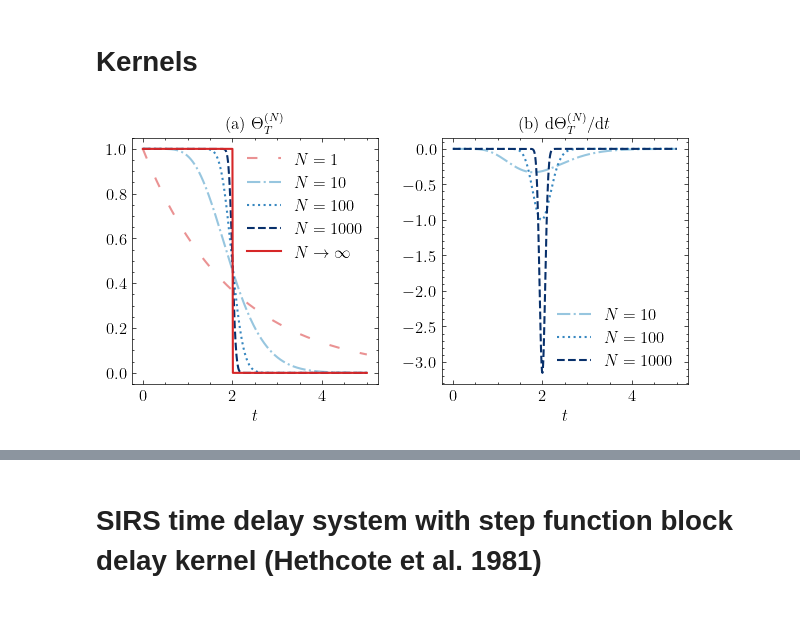
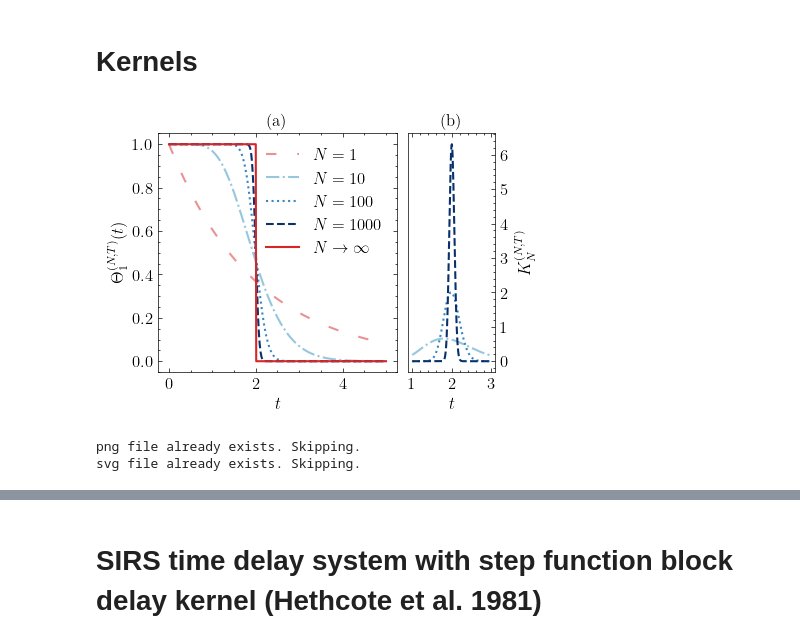
Before and after one commit to ISCOTTYI/sirs-oscillations, a Jupyter notebook: numerical_analysis.ipynb, the cells around one changed output, grey strips where cells are left out. Saved outputs shown, nothing was run; the diff lists cells and outputs as text; code cells hidden in the pictures; blank space fills up the shorter version.

```diff
--- a/numerical_analysis.ipynb
+++ b/numerical_analysis.ipynb
@@ -52,63 +54,78 @@ display(fig)
 # %%
 T = 2
 τ_range = 0:0.01:2.5*T
-fig, (axl, axr) = plt.subplots(nrows = 1, ncols = 2, figsize = (7.2, 3.2))
+fig, (axl, axe) = plt.subplots(nrows = 1, ncols = 2, figsize = (4.5, 3.1), width_ratios = [0.75, 0.25])
+fig.subplots_adjust(wspace=0)
 axl.plot(
     τ_range, Θ_ker.(τ_range, T, 1),
     label = L"N = 1", color = "tab:red", alpha = 0.5,
     linestyle = (0, (5, 10))
 )
 axl.plot(
     τ_range, Θ_ker.(τ_range, T, 10),
     label = L"N = 10", color = plt.get_cmap("Blues")(100),
     linestyle = "-."
 )
 axl.plot(
     τ_range, Θ_ker.(τ_range, T, 100),
     label = L"N = 100", color = plt.get_cmap("Blues")(170),
     linestyle = ":"
 )
 axl.plot(
     τ_range, Θ_ker.(τ_range, T, 1000),
     label = L"N = 1000", color = plt.get_cmap("Blues")(255),
     linestyle = "--"
 )
 axl.plot(
     τ_range, Θ.(τ_range, T),
     label = L"N \to \infty", color = "tab:red"
 )
 axl.legend()
 
-axr.plot(
-    τ_range, -Kₘ.(τ_range, T/10, 10)/T,
-    label = L"N = 10", color = plt.get_cmap("Blues")(100),
-    linestyle = "-."
-)
-axr.plot(
-    τ_range, -Kₘ.(τ_range, T/100, 100)/T,
-    label = L"N = 100", color = plt.get_cmap("Blues")(170),
-    linestyle = ":"
-)
-axr.plot(
-    τ_range, -Kₘ.(τ_range, T/1000, 1000)/T,
-    label = L"N = 1000", color = plt.get_cmap("Blues")(255),
-    linestyle = "--"
-)
-axr.legend()
+# axr.plot(
+#     τ_range, -Kₘ.(τ_range, T/10, 10)/T,
+#     label = L"N = 10", color = plt.get_cmap("Blues")(100),
+#     linestyle = "-."
+# )
+# axr.plot(
+#     τ_range, -Kₘ.(τ_range, T/100, 100)/T,
+#     label = L"N = 100", color = plt.get_cmap("Blues")(170),
+#     linestyle = ":"
+# )
+# axr.plot(
+#     τ_range, -Kₘ.(τ_range, T/1000, 1000)/T,
+#     label = L"N = 1000", color = plt.get_cmap("Blues")(255),
+#     linestyle = "--"
+# )
+# axr.legend()
+
+axe.set(xlabel=L"t", ylabel=L"K_{N}^{(N,T)}")
+axe.yaxis.set_label_position("right")
+axe.yaxis.tick_right()
+ts = 1:0.01:3; T = 2
+for (N, ls, c) in zip([10, 100, 1000], ["-.", ":", "--"], [100, 170, 255])#[end:-1:1]
+    axe.plot(ts, Kₘ.(ts, T/N, N), linestyle = ls, c = plt.get_cmap("Blues")(c))
+end
 
 axl.set(
-    xlabel = L"t",
+    xlabel = L"t", ylabel = L"\Theta_1^{(N, T)}(t)",
     box_aspect = 1,
-    title = L"\text{(a) }\Theta_T^{(N)}"
+    # title = L"\text{(a) }\Theta_T^{(N)}"
+    title = L"\text{(a)}"
 )
-axr.set(
-    box_aspect = 1,
-    xlabel = L"t",
-    title = L"\text{(b) }\mathrm{d}{\Theta}_T^{(N)}/\mathrm{d}t"
-    # title = L"\text{(b) }\mathrm{d}\Theta_T^{(N)} / \mathrm{d}\tau"
+# axr.set(
+#     # box_aspect = 1,
+#     xlabel = L"t",
+#     # title = L"\text{(b) }\mathrm{d}{\Theta}_T^{(N)}/\mathrm{d}t",
+#     title = L"\text{(b)}"
+#     # title = L"\text{(b) }\mathrm{d}\Theta_T^{(N)} / \mathrm{d}\tau"
+# )
+axe.set(
+    title = L"\text{(b)}"
 )
 display(fig)
-fig.savefig("./img/block-kernel.png", dpi=500)
-fig.savefig("./img/block-kernel.svg", format="svg")
+save_savefig(fig, "./img/block-kernel", png = true, svg = true)
 # %% [output]
-[figure, old version]
+[figure, new version]
+png file already exists. Skipping.
+svg file already exists. Skipping.
```
Also changed, not shown: parts of 26 cells of this notebook, 16 other files.
